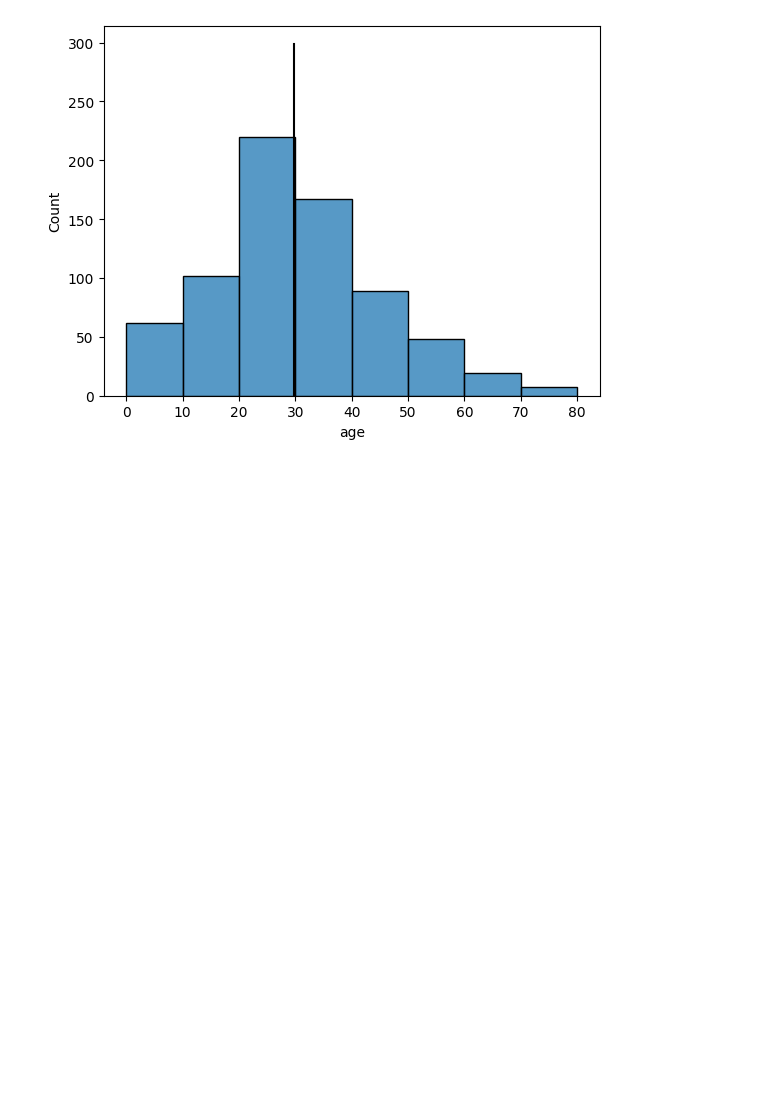
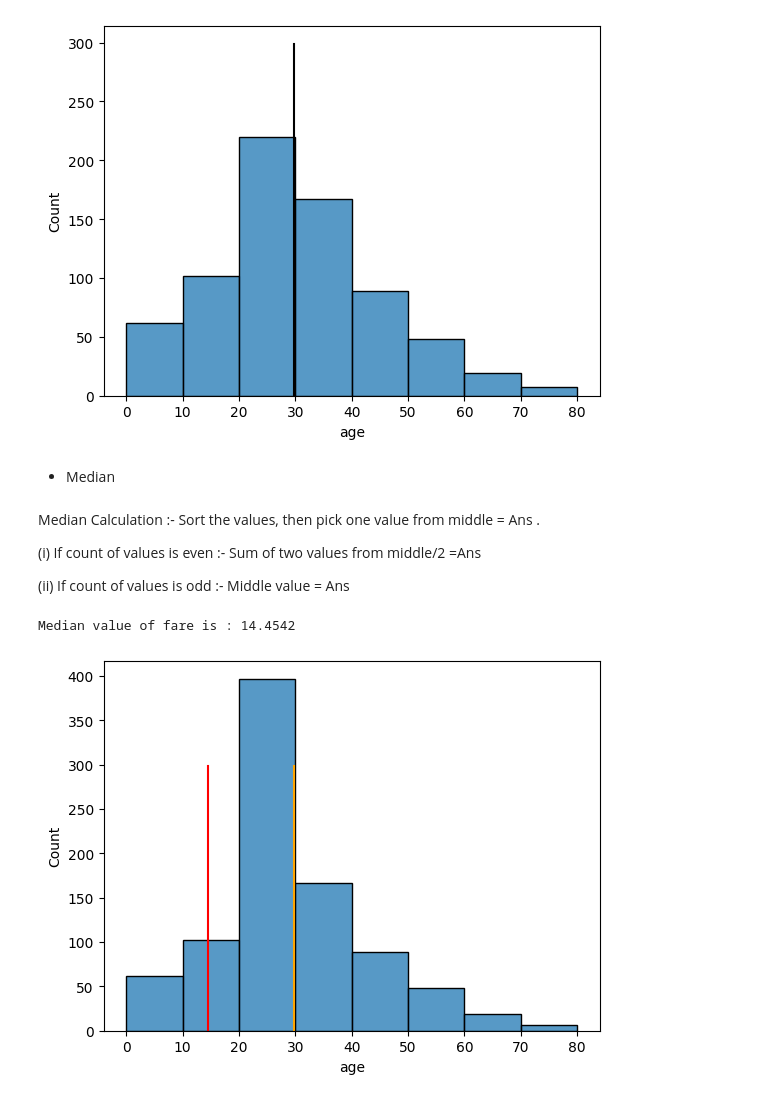
Before and after one commit to alokpandey098/Data-analyst, a Jupyter notebook: 9-Statstics/9.1-stats.ipynb, the cells around one changed output. Saved outputs shown, nothing was run; the diff lists cells and outputs as text; code cells hidden in the pictures; blank space fills up the shorter version.

Commit message:
Median

```diff
--- a/9-Statstics/9.1-stats.ipynb
+++ b/9-Statstics/9.1-stats.ipynb
@@ -43,3 +62,7 @@ data.head(3)
+# %%
+# Fill Nan Values
+
+data['age'].fillna(data['age'].mean(),inplace=True)
 # %%
 avg = np.mean(data['age'])
 print('Average age of passenger is :',round(avg,2),'Year')
@@ -52,3 +75,24 @@ plt.plot([avg for i in range(0,300)],[i for i in range(0,300)],c='black')
 plt.show()
 # %% [output]
 [figure]
+# %% [markdown]
+* Median
+# %% [markdown]
+Median Calculation :- Sort the values, then pick one value from middle = Ans .
+
+(i) If count of values is even :- Sum of two values from middle/2 =Ans
+
+(ii) If count of values is odd :- Middle value = Ans
+# %%
+med = np.median(data['fare'])
+print('Median value of fare is :',med)
+# %% [output]
+Median value of fare is : 14.4542
+# %%
+# Ploting Median alongwith mean
+sns.histplot(x=data['age'],bins=[ i for i in range(0,81,10)])
+plt.plot([avg for i in range(0,300)],[i for i in range(0,300)],c='orange')
+plt.plot([med for i in range(0,300)],[i for i in range(0,300)],c='red')
+plt.show()
+# %% [output]
+[figure, added]
```
Also changed, not shown: parts of 3 cells of this notebook.
